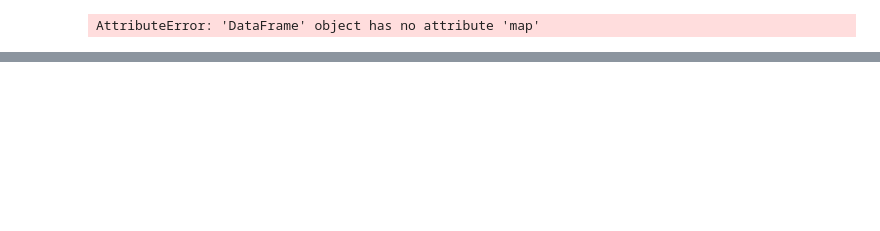
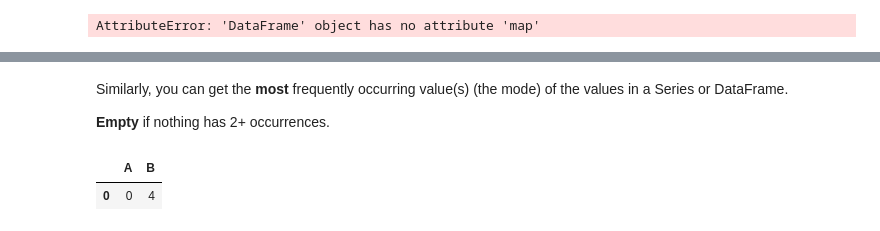
Before and after one commit to WenWeiKun-byte/PyData-Cookbook, a Jupyter notebook: Data Cleaning & Data Munging 01.ipynb, the cells around one changed output, grey strips where cells are left out. Cells and saved outputs as stored; diff of their text form; code cells hidden in the pictures; blank space fills up the shorter version.

```diff
--- a/Data Cleaning & Data Munging.ipynb
+++ b/Data Cleaning & Data Munging 01.ipynb
@@ -655,0 +862,3 @@ AttributeError: 'DataFrame' object has no attribute 'map'
+# %%
+df1 = pd.DataFrame({"A": np.random.randint(0, 7, size=50),
+                    "B": np.random.randint(-10, 15, size=50)})
@@ -655,0 +887,10 @@ AttributeError: 'DataFrame' object has no attribute 'map'
+# %% [markdown]
+Similarly, you can get the **most** frequently occurring value(s) (the mode) of the values in a Series or DataFrame.
+
+**Empty** if nothing has 2+ occurrences.
+# %%
+a = df1.mode()
+a
+# %% [output]
+|  | A | B |
+| 0 | 0 | 4 |
```
Also changed, not shown: parts of 51 cells of this notebook.
